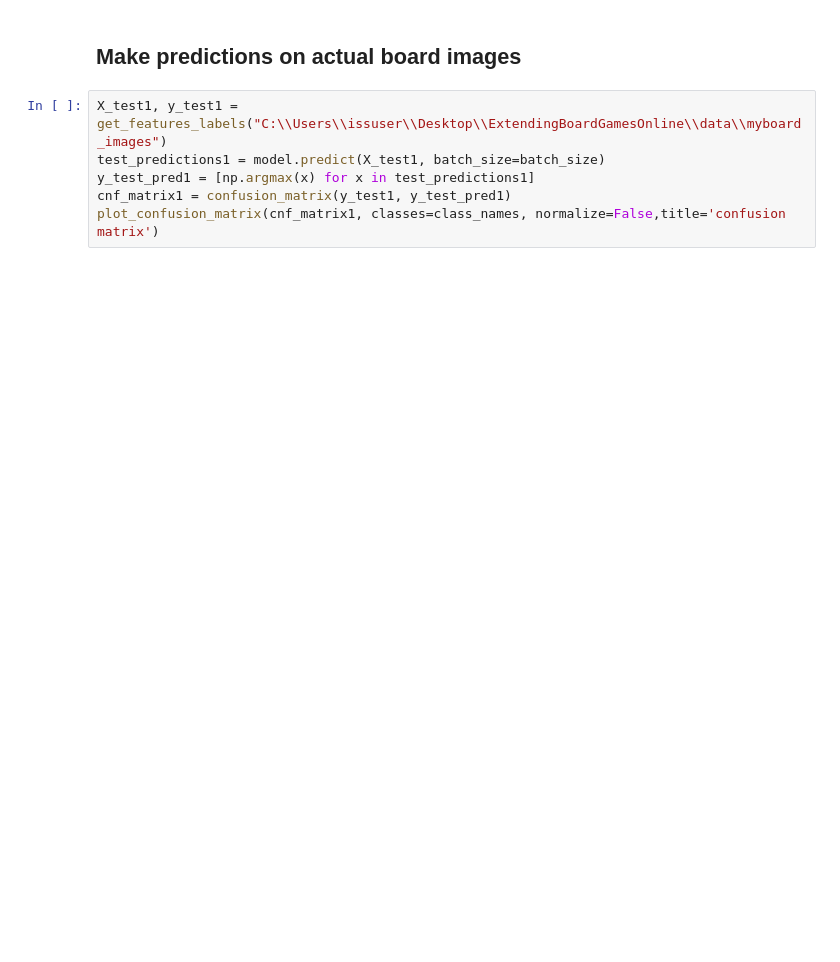
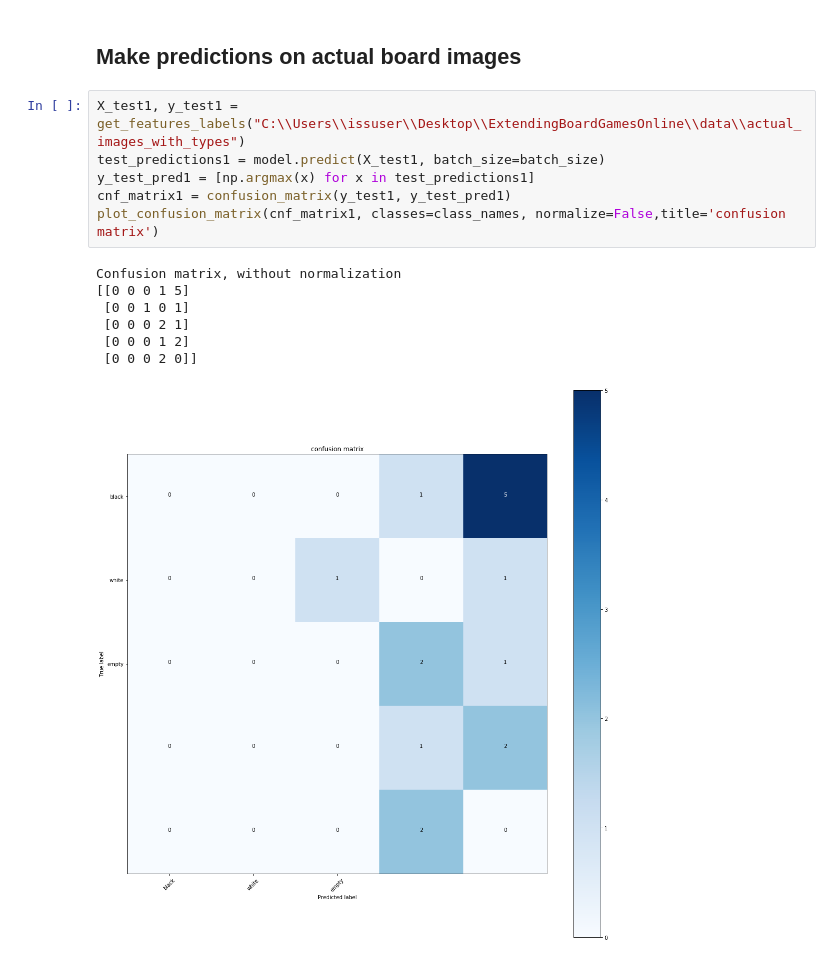
Before and after one commit to ace-racer/Extending-Board-Games-using-deep-learning, a Jupyter notebook: chess_piece_detection/6_class_classifier/ColorDetectionCNN-Modeling-Grayscale.ipynb, the cells around one changed output. Saved outputs shown, nothing was run; the diff lists cells and outputs as text; blank space fills up the shorter version.

```diff
--- a/chess_piece_detection/6_class_classifier/ColorDetectionCNN-Modeling-Grayscale.ipynb
+++ b/chess_piece_detection/6_class_classifier/ColorDetectionCNN-Modeling-Grayscale.ipynb
@@ -284,8 +304,16 @@ plot_mispredicted_images(test_images, y_test, y_test_pred)
 # %% [markdown]
 ## Make predictions on actual board images
 # %%
-X_test1, y_test1 = get_features_labels("C:\\Users\\issuser\\Desktop\\ExtendingBoardGamesOnline\\data\\myboard_images")
+X_test1, y_test1 = get_features_labels("C:\\Users\\issuser\\Desktop\\ExtendingBoardGamesOnline\\data\\actual_images_with_types")
 test_predictions1 = model.predict(X_test1, batch_size=batch_size)
 y_test_pred1 = [np.argmax(x) for x in test_predictions1]
 cnf_matrix1 = confusion_matrix(y_test1, y_test_pred1)
 plot_confusion_matrix(cnf_matrix1, classes=class_names, normalize=False,title='confusion matrix')
+# %% [output]
+Confusion matrix, without normalization
+[[0 0 0 1 5]
+ [0 0 1 0 1]
+ [0 0 0 2 1]
+ [0 0 0 1 2]
+ [0 0 0 2 0]]
+[figure, added]
```
Also changed, not shown: parts of 7 cells of this notebook.
